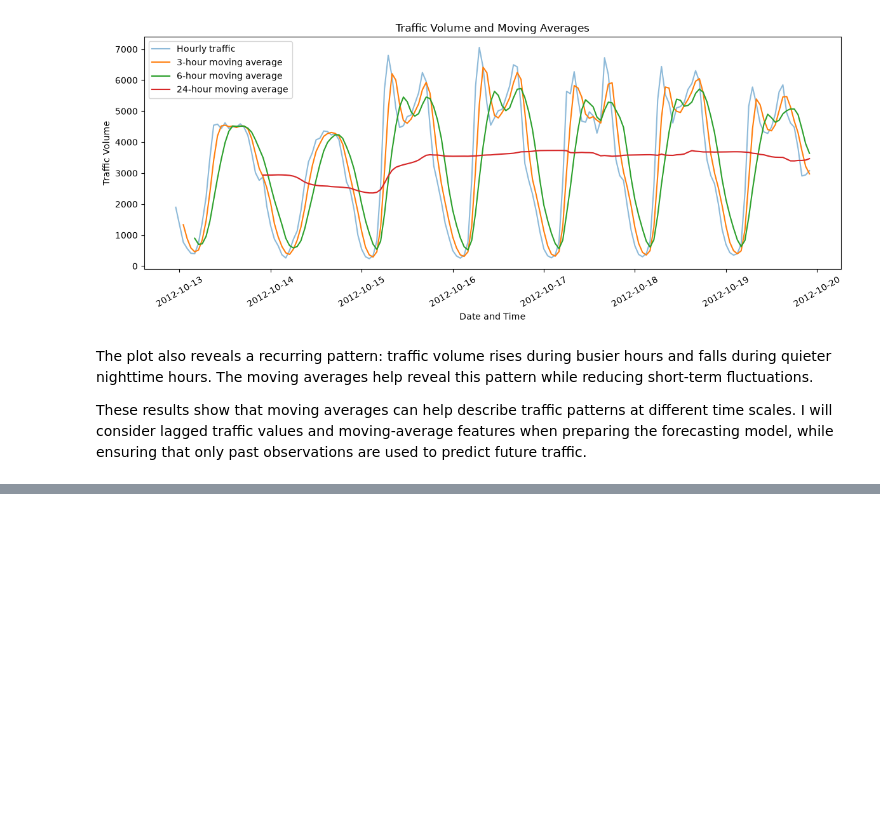
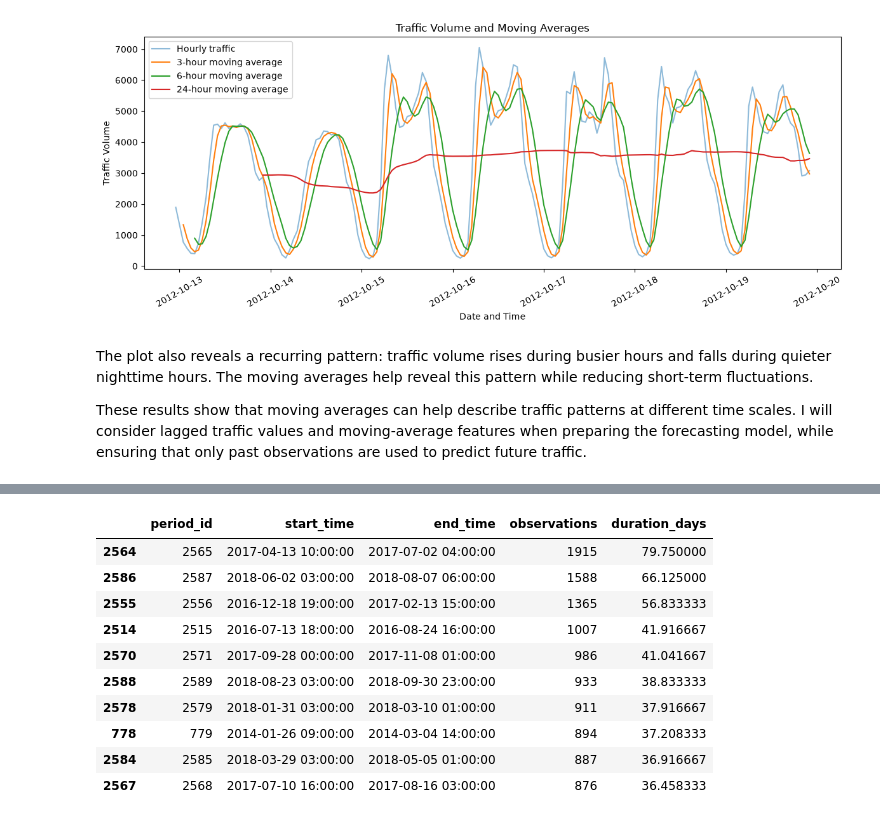
Before and after one commit to Janviere-dev/Formative-1_TimeSeries, a Jupyter notebook: notebook.ipynb, the cells around one changed output, grey strips where cells are left out. Cells and saved outputs as stored; diff of their text form; code cells hidden in the pictures; blank space fills up the shorter version.

```diff
--- a/notebook.ipynb
+++ b/notebook.ipynb
@@ -1177,0 +1182,33 @@ These results show that moving averages can help describe traffic patterns at di
+# %%
+# Summarize the continuous periods
+period_summary = (
+    df_clean.groupby("period_id")
+    .agg(
+        start_time=("date_time", "min"),
+        end_time=("date_time", "max"),
+        observations=("traffic_volume", "count")
+    )
+    .reset_index()
+)
+
+period_summary["duration_days"] = (
+    (period_summary["end_time"] - period_summary["start_time"])
+    .dt.total_seconds() / 86400
+)
+
+# Show the 10 longest periods
+period_summary.sort_values(
+    "observations", ascending=False
+).head(10)
+# %% [output]
+|  | period_id | start_time | end_time | observations | duration_days |
+| 2564 | 2565 | 2017-04-13 10:00:00 | 2017-07-02 04:00:00 | 1915 | 79.750000 |
+| 2586 | 2587 | 2018-06-02 03:00:00 | 2018-08-07 06:00:00 | 1588 | 66.125000 |
+| 2555 | 2556 | 2016-12-18 19:00:00 | 2017-02-13 15:00:00 | 1365 | 56.833333 |
+| 2514 | 2515 | 2016-07-13 18:00:00 | 2016-08-24 16:00:00 | 1007 | 41.916667 |
+| 2570 | 2571 | 2017-09-28 00:00:00 | 2017-11-08 01:00:00 | 986 | 41.041667 |
+| 2588 | 2589 | 2018-08-23 03:00:00 | 2018-09-30 23:00:00 | 933 | 38.833333 |
+| 2578 | 2579 | 2018-01-31 03:00:00 | 2018-03-10 01:00:00 | 911 | 37.916667 |
+| 778 | 779 | 2014-01-26 09:00:00 | 2014-03-04 14:00:00 | 894 | 37.208333 |
+| 2584 | 2585 | 2018-03-29 03:00:00 | 2018-05-05 01:00:00 | 887 | 36.916667 |
+| 2567 | 2568 | 2017-07-10 16:00:00 | 2017-08-16 03:00:00 | 876 | 36.458333 |
```
Also changed, not shown: parts of 22 cells of this notebook.
